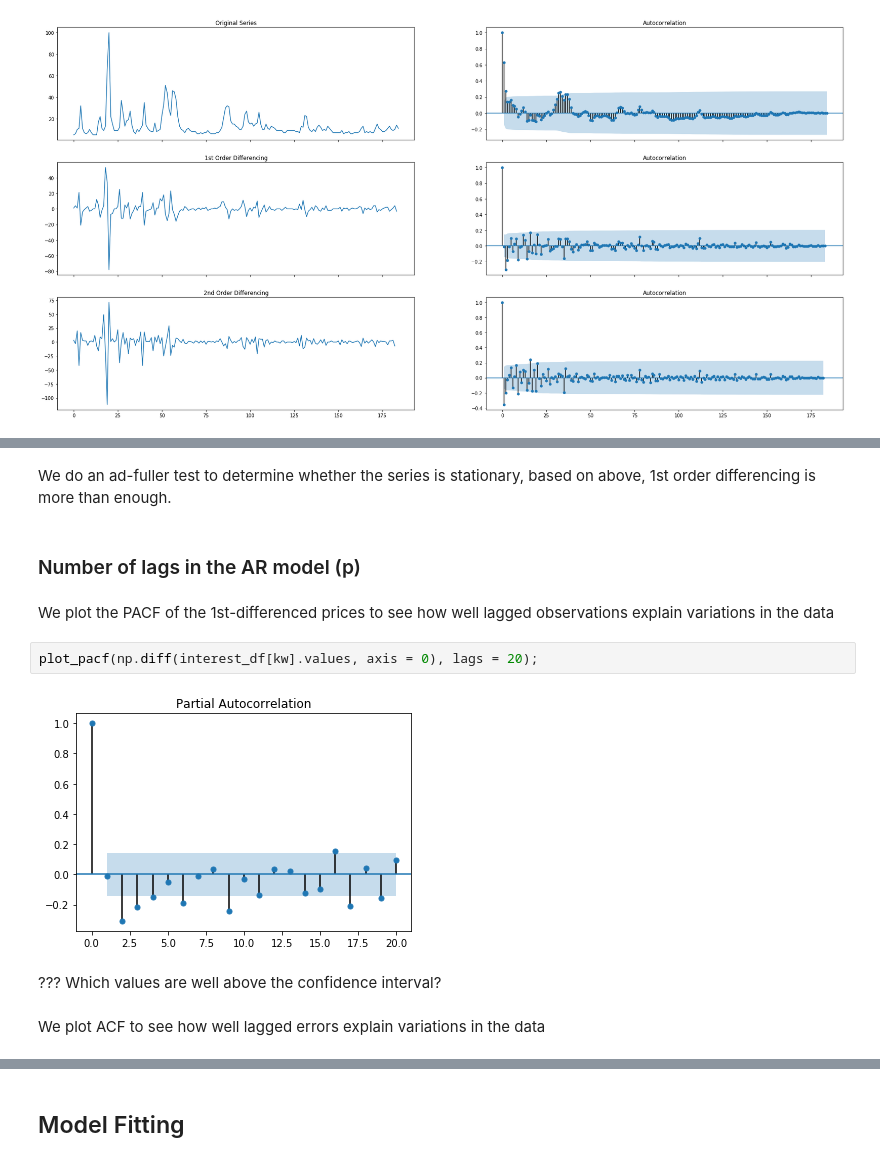
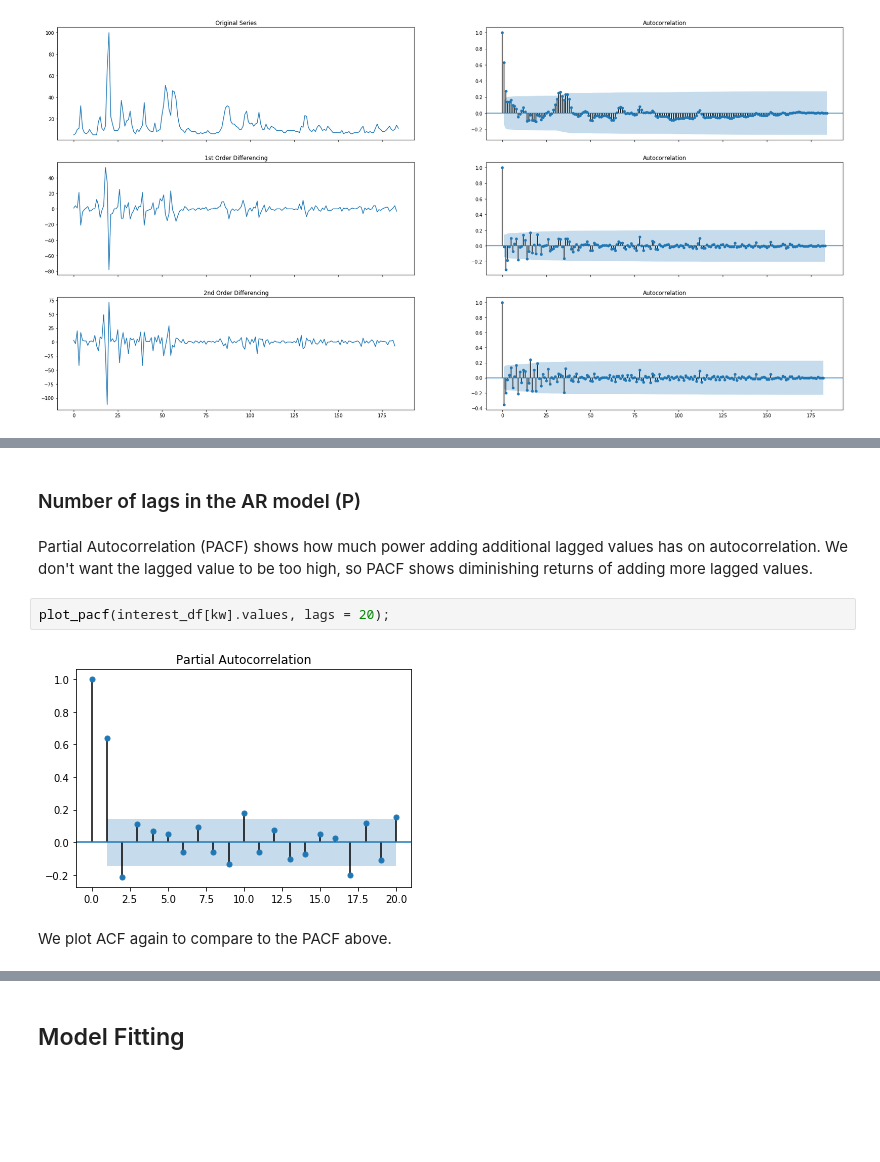
Before and after one commit to Allen-Z-4230/FutureGas, a Jupyter notebook: google_trends.ipynb, the cells around one changed output, grey strips where cells are left out. Cells and saved outputs as stored; diff of their text form; blank space fills up the shorter version.

```diff
--- a/google_trends.ipynb
+++ b/google_trends.ipynb
@@ -136,15 +148,11 @@ plt.plot(freqs, pw)
-# %% [markdown]
-We do an ad-fuller test to determine whether the series is stationary, based on above, 1st order differencing is more than enough.
 # %% [markdown]
-### Number of lags in the AR model (p)
+### Number of lags in the AR model (P)
-# %% [markdown]
-We plot the PACF of the 1st-differenced prices to see how well lagged observations explain variations in the data
+# %% [markdown]
+Partial Autocorrelation (PACF) shows how much power adding additional lagged values has on autocorrelation. We don't want the lagged value to be too high, so PACF shows diminishing returns of adding more lagged values.
 # %%
-plot_pacf(np.diff(interest_df[kw].values, axis = 0), lags = 20);
+plot_pacf(interest_df[kw].values, lags = 20);
 # %% [output]
-[figure, old version]
+[figure, new version]
-# %% [markdown]
-??? Which values are well above the confidence interval?
-# %% [markdown]
-We plot ACF to see how well lagged errors explain variations in the data
+# %% [markdown]
+We plot ACF again to compare to the PACF above.
 # %%
```
Also changed, not shown: parts of 12 cells of this notebook, 1 other file.
